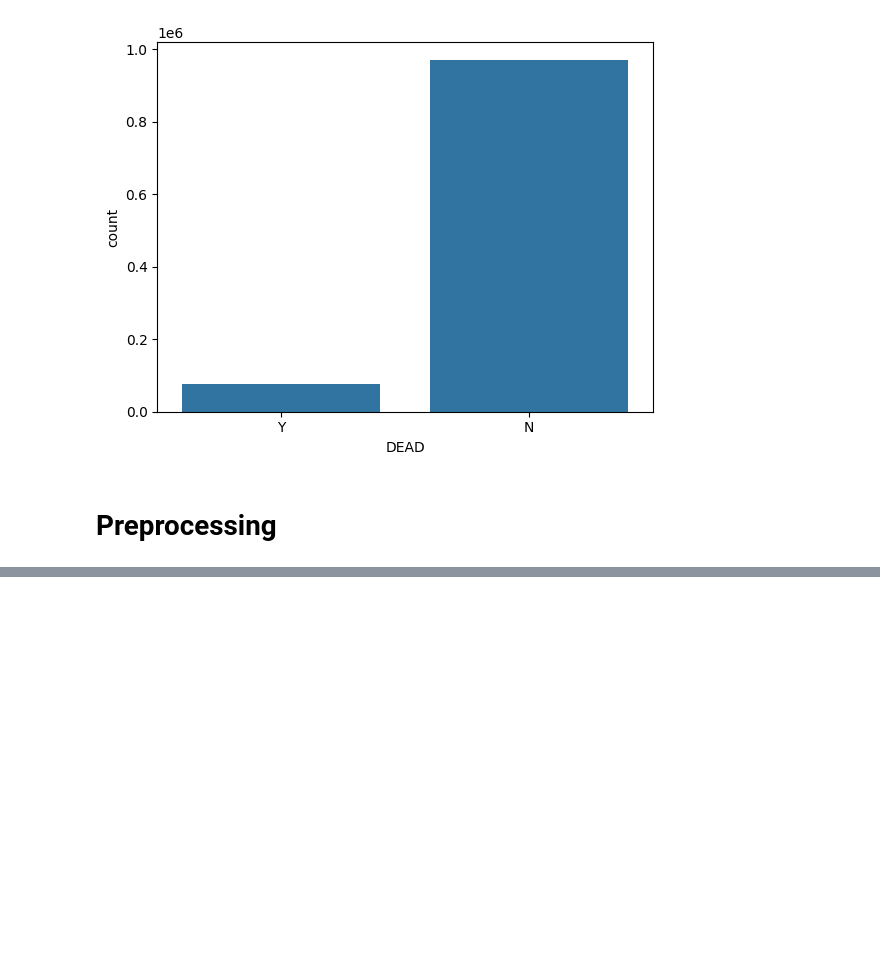
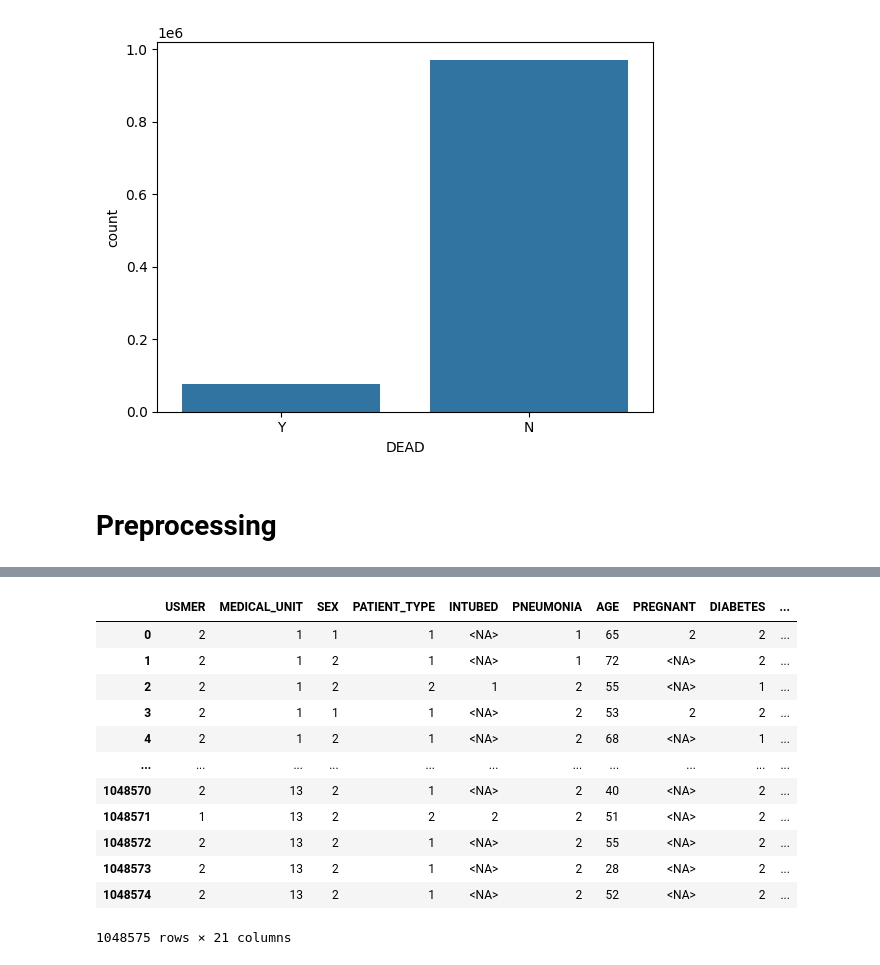
Before and after one commit to Jessie-mx-zhang/Covid-19, a Jupyter notebook: Covid.ipynb, the cells around one changed output, grey strips where cells are left out. Cells and saved outputs as stored; diff of their text form; code cells hidden in the pictures; blank space fills up the shorter version.

```diff
--- a/Covid.ipynb
+++ b/Covid.ipynb
@@ -135,3 +139,20 @@ DEAD: 0
+# %%
+data.replace([97, 99], pd.NA, inplace=True)
+data
+# %% [output]
+|  | USMER | MEDICAL_UNIT | SEX | PATIENT_TYPE | INTUBED | PNEUMONIA | AGE | PREGNANT | DIABETES | ... |
+| 0 | 2 | 1 | 1 | 1 | <NA> | 1 | 65 | 2 | 2 | ... |
+| 1 | 2 | 1 | 2 | 1 | <NA> | 1 | 72 | <NA> | 2 | ... |
+| 2 | 2 | 1 | 2 | 2 | 1 | 2 | 55 | <NA> | 1 | ... |
+| 3 | 2 | 1 | 1 | 1 | <NA> | 2 | 53 | 2 | 2 | ... |
+| 4 | 2 | 1 | 2 | 1 | <NA> | 2 | 68 | <NA> | 1 | ... |
+| ... | ... | ... | ... | ... | ... | ... | ... | ... | ... | ... |
+| 1048570 | 2 | 13 | 2 | 1 | <NA> | 2 | 40 | <NA> | 2 | ... |
+| 1048571 | 1 | 13 | 2 | 2 | 2 | 2 | 51 | <NA> | 2 | ... |
+| 1048572 | 2 | 13 | 2 | 1 | <NA> | 2 | 55 | <NA> | 2 | ... |
+| 1048573 | 2 | 13 | 2 | 1 | <NA> | 2 | 28 | <NA> | 2 | ... |
+| 1048574 | 2 | 13 | 2 | 1 | <NA> | 2 | 52 | <NA> | 2 | ... |
+1048575 rows × 21 columns
 # %%
 le = LabelEncoder()
 
```
Also changed, not shown: parts of 6 cells of this notebook.
